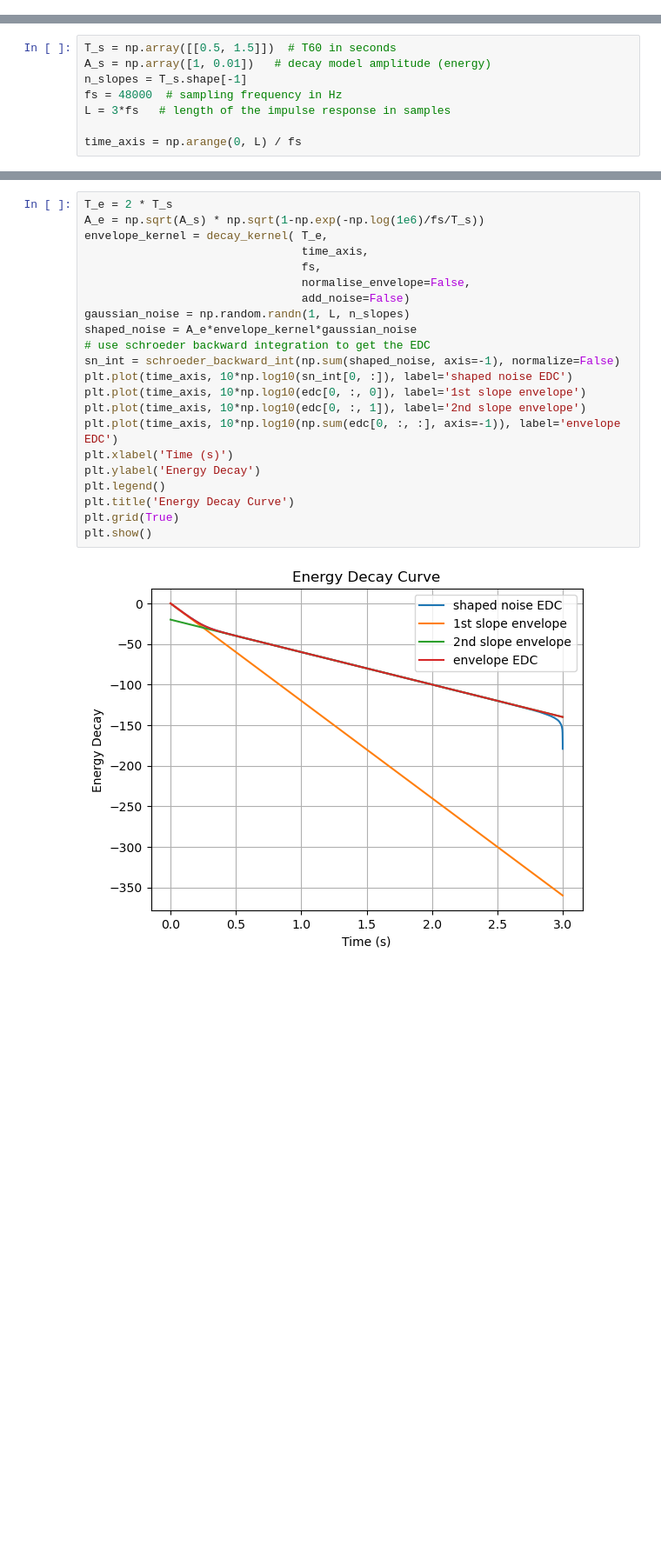
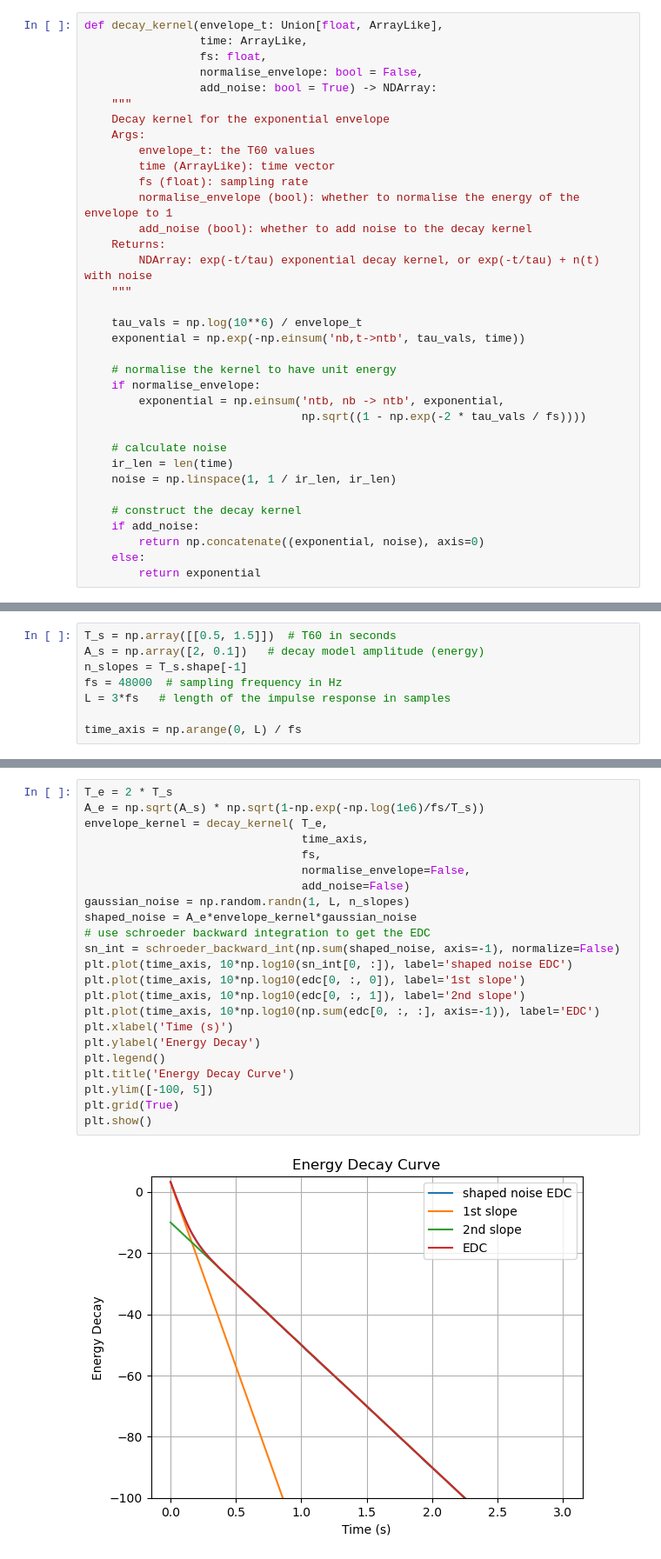
Before and after one commit to gdalsanto/slope2noise, a Jupyter notebook: test_amplitude_conversion.ipynb, the cells around one changed output, grey strips where cells are left out. Shown at 87% size. Cells and saved outputs as stored; diff of their text form; blank space fills up the shorter version.

```diff
--- a/test_amplitude_conversion.ipynb
+++ b/test_amplitude_conversion.ipynb
@@ -11,0 +11,35 @@ from slope2noise.utils import decay_kernel, schroeder_backward_int, db, save_aud
+# %%
+def decay_kernel(envelope_t: Union[float, ArrayLike],
+                 time: ArrayLike,
+                 fs: float,
+                 normalise_envelope: bool = False,
+                 add_noise: bool = True) -> NDArray:
+    """
+    Decay kernel for the exponential envelope
+    Args:
+        envelope_t: the T60 values
+        time (ArrayLike): time vector
+        fs (float): sampling rate
+        normalise_envelope (bool): whether to normalise the energy of the envelope to 1
+        add_noise (bool): whether to add noise to the decay kernel
+    Returns:
+        NDArray: exp(-t/tau) exponential decay kernel, or exp(-t/tau) + n(t) with noise
+    """
+
+    tau_vals = np.log(10**6) / envelope_t
+    exponential = np.exp(-np.einsum('nb,t->ntb', tau_vals, time))
+
+    # normalise the kernel to have unit energy
+    if normalise_envelope:
+        exponential = np.einsum('ntb, nb -> ntb', exponential,
+                                np.sqrt((1 - np.exp(-2 * tau_vals / fs))))
+
+    # calculate noise
+    ir_len = len(time)
+    noise = np.linspace(1, 1 / ir_len, ir_len)
+
+    # construct the decay kernel
+    if add_noise:
+        return np.concatenate((exponential, noise), axis=0)
+    else:
+        return exponential
@@ -12,6 +50,6 @@ from slope2noise.utils import decay_kernel, schroeder_backward_int, db, save_aud
 # %%
 T_s = np.array([[0.5, 1.5]])  # T60 in seconds
-A_s = np.array([1, 0.01])   # decay model amplitude (energy)
+A_s = np.array([2, 0.1])   # decay model amplitude (energy)
 n_slopes = T_s.shape[-1]
 fs = 48000  # sampling frequency in Hz
 L = 3*fs   # length of the impulse response in samples
@@ -42,24 +83,25 @@ plt.show()
 # %%
 T_e = 2 * T_s
 A_e = np.sqrt(A_s) * np.sqrt(1-np.exp(-np.log(1e6)/fs/T_s))
 envelope_kernel = decay_kernel( T_e,
                                 time_axis,
                                 fs,
                                 normalise_envelope=False,
                                 add_noise=False)
 gaussian_noise = np.random.randn(1, L, n_slopes)
 shaped_noise = A_e*envelope_kernel*gaussian_noise
 # use schroeder backward integration to get the EDC
 sn_int = schroeder_backward_int(np.sum(shaped_noise, axis=-1), normalize=False)
 plt.plot(time_axis, 10*np.log10(sn_int[0, :]), label='shaped noise EDC')
-plt.plot(time_axis, 10*np.log10(edc[0, :, 0]), label='1st slope envelope')
-plt.plot(time_axis, 10*np.log10(edc[0, :, 1]), label='2nd slope envelope')
-plt.plot(time_axis, 10*np.log10(np.sum(edc[0, :, :], axis=-1)), label='envelope EDC')
+plt.plot(time_axis, 10*np.log10(edc[0, :, 0]), label='1st slope')
+plt.plot(time_axis, 10*np.log10(edc[0, :, 1]), label='2nd slope')
+plt.plot(time_axis, 10*np.log10(np.sum(edc[0, :, :], axis=-1)), label='EDC')
 plt.xlabel('Time (s)')
 plt.ylabel('Energy Decay')
 plt.legend()
 plt.title('Energy Decay Curve')
+plt.ylim([-100, 5])
 plt.grid(True)
 plt.show()
 # %% [output]
-[figure, old version]
+[figure, new version]
```
Also changed, not shown: parts of 17 cells of this notebook, 2 other files.
